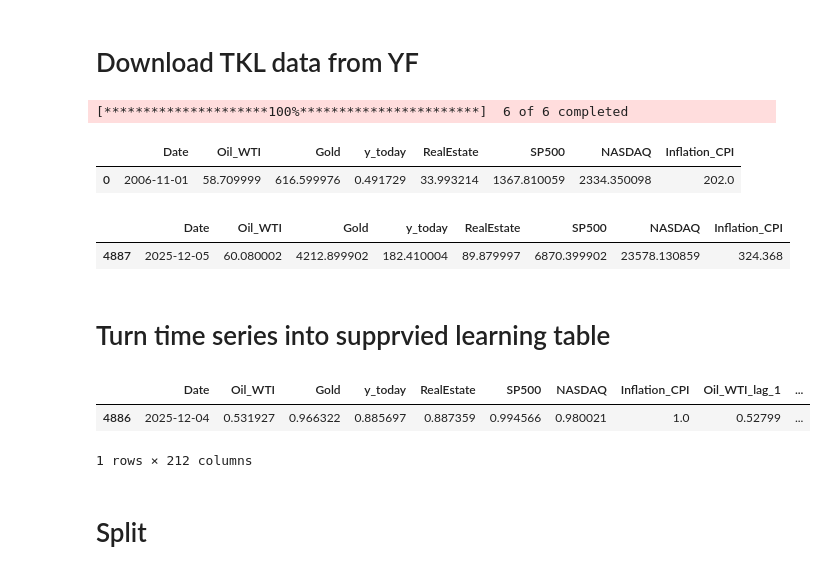
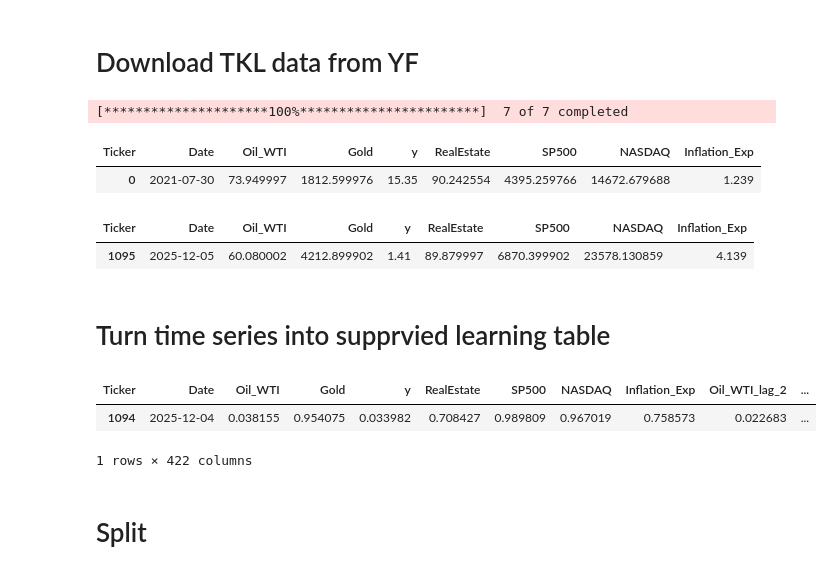
Before and after one commit to GuyRayOv/Stocks, a Jupyter notebook: notebooks/stocks_dataprep.ipynb, the cells around one changed output. Drawn from its saved outputs; the diff is of its cells as text; code cells hidden in the pictures.

```diff
--- a/notebooks/stocks_dataprep.ipynb
+++ b/notebooks/stocks_dataprep.ipynb
@@ -47,21 +43,21 @@ start_date = end_date - timedelta(days=int(project_config["HISTORY_DEPTH"]))
 # %%
 tickers_yf = {
-    "y_today"     : f"{project_config['TKL']}",
+    "y"     : f"{project_config['TKL']}",
     "NASDAQ"      : "^IXIC",
     "SP500"       : "^GSPC",
     "RealEstate"  : "VNQ",
     "Oil_WTI"     : "CL=F",
-    "Gold"        : "GC=F"
+    "Gold"        : "GC=F",
+    "Inflation_Exp": "^TNX"
 }
-
-tickers_fred = {
-    "Inflation_CPI" : "CPIAUCSL",
-    #"Unemployment"  : "UNRATE"
-}
 # %%
 import yfinance as yf
 import pandas as pd
 from pandas_datareader import data as pdr
+
+from datetime import date, timedelta
+end_date = date.today() - timedelta(days=1)
+start_date = end_date - timedelta(days=int(project_config["HISTORY_DEPTH"]))
 
 # ---- DOWNLOAD FROM YAHOO FINANCE ----
 ts_yf = yf.download(
@@ -75,76 +71,65 @@ ts_yf = yf.download(
 rename_map = {v: k for k, v in tickers_yf.items()}
 ts_yf = ts_yf.rename(columns=rename_map)
 
-# ---- DOWNLOAD FROM FRED ----
-import pandas_datareader.data as web
-ts_fred = pd.DataFrame()
-for col_name, fred_code in tickers_fred.items():
-    ts_fred[col_name] = web.DataReader(
-        fred_code,
-        "fred",
-        start_date,
-        end_date)
+# Fill missing daily values for macro data (monthly)
+ts_yf = ts_yf.ffill()   # forward fill
+ts_yf = ts_yf.dropna()  # drop any remaining rows
 
-# ---- MERGE ALL ----
-tkl_ts = pd.concat([ts_yf, ts_fred], axis=1)
+ts_yf = ts_yf.reset_index().rename(columns={"Date": "Date"})
 
-# Fill missing daily values for macro data (monthly)
-tkl_ts = tkl_ts.ffill()   # forward fill
-tkl_ts = tkl_ts.dropna()  # drop any remaining rows
-
-tkl_ts = tkl_ts.reset_index().rename(columns={"index": "Date"})
-
-display(tkl_ts.head(1))
-display(tkl_ts.tail(1))
+display(ts_yf.head(1))
+display(ts_yf.tail(1))
 # %% [output]
-[*********************100%***********************]  6 of 6 completed
+[*********************100%***********************]  7 of 7 completed
-|  | Date | Oil_WTI | Gold | y_today | RealEstate | SP500 | NASDAQ | Inflation_CPI |
-| 0 | 2006-11-01 | 58.709999 | 616.599976 | 0.491729 | 33.993214 | 1367.810059 | 2334.350098 | 202.0 |
+| Ticker | Date | Oil_WTI | Gold | y | RealEstate | SP500 | NASDAQ | Inflation_Exp |
+| 0 | 2021-07-30 | 73.949997 | 1812.599976 | 15.35 | 90.242554 | 4395.259766 | 14672.679688 | 1.239 |
-|  | Date | Oil_WTI | Gold | y_today | RealEstate | SP500 | NASDAQ | Inflation_CPI |
-| 4887 | 2025-12-05 | 60.080002 | 4212.899902 | 182.410004 | 89.879997 | 6870.399902 | 23578.130859 | 324.368 |
+| Ticker | Date | Oil_WTI | Gold | y | RealEstate | SP500 | NASDAQ | Inflation_Exp |
+| 1095 | 2025-12-05 | 60.080002 | 4212.899902 | 1.41 | 89.879997 | 6870.399902 | 23578.130859 | 4.139 |
 # %% [markdown]
 # Turn time series into supprvied learning table
 # %%
-lags = [1,5,10,22,65] # lookback days
+df = ts_yf.copy()
+
+lags =   [2,5,10,22,65] # lookback days
 windows =  [5,10,22,65] # statistics windows
 
-df = tkl_ts.copy()
+# Identify columns to generate features for (excluding 'index' column which is the date)
+feature_base_cols = [c for c in df.columns if c not in ['Date','index']]
 
-# Identify columns to generate features for (excluding 'index' column which is the date)
-feature_base_cols = [c for c in df.columns if c not in ['Date']]
-
-for base_col in feature_base_cols: # Iterate over TKL cols
-
-  # Generate lagged features for the current base_col
+for base_col in feature_base_cols:
   for lag in lags:
     df[f"{base_col}_lag_{lag}"] = df[base_col].shift(lag)
 
   # Generate rolling window statistics for the current base_col
   for window in windows:
     df[f"{base_col}_min_{window}"] = df[base_col].rolling(window=window).min()
     df[f"{base_col}_max_{window}"] = df[base_col].rolling(window=window).max()
     df[f"{base_col}_mean_{window}"] = df[base_col].rolling(window=window).mean()
     df[f"{base_col}_std_{window}"]  = df[base_col].rolling(window=window).std()
     df[f"{base_col}_diff_{window}"] = df[base_col].diff(window)
     df[f"{base_col}_pct_{window}"] = df[base_col].pct_change(window)
 
 
-df['y_tomorrow'] = df['y_today'].shift(-1)    # tomorrow's close price
-df.tail(1)['y_tomorrow'] = -1                 # the TARGET cell
+df['y_next'] = df['y'].shift(-1)    # tomorrow's close price
+df.tail(1)['y_next'] = -1           # the TARGET cell
 
 df.dropna(inplace=True)
 
 from sklearn.preprocessing import MinMaxScaler
 scaler = MinMaxScaler()
 
-cols_to_scale = df.drop(['Date', 'y_tomorrow'], axis=1).columns
+cols_to_scale = df.drop(['Date', 'y_next'], axis=1).columns
+
+for col in cols_to_scale:
+  df[f"{col}_orig"] = df[col]
+
 df[cols_to_scale] = scaler.fit_transform(df[cols_to_scale])
 
 df.tail(1)
 # %% [output]
-|  | Date | Oil_WTI | Gold | y_today | RealEstate | SP500 | NASDAQ | Inflation_CPI | Oil_WTI_lag_1 | ... |
-| 4886 | 2025-12-04 | 0.531927 | 0.966322 | 0.885697 | 0.887359 | 0.994566 | 0.980021 | 1.0 | 0.52799 | ... |
+| Ticker | Date | Oil_WTI | Gold | y | RealEstate | SP500 | NASDAQ | Inflation_Exp | Oil_WTI_lag_2 | ... |
+| 1094 | 2025-12-04 | 0.038155 | 0.954075 | 0.033982 | 0.708427 | 0.989809 | 0.967019 | 0.758573 | 0.022683 | ... |
-1 rows × 212 columns
+1 rows × 422 columns
 # %% [markdown]
 # Split
 # %%
```
Also changed, not shown: parts of 15 cells of this notebook, 7 other files.
